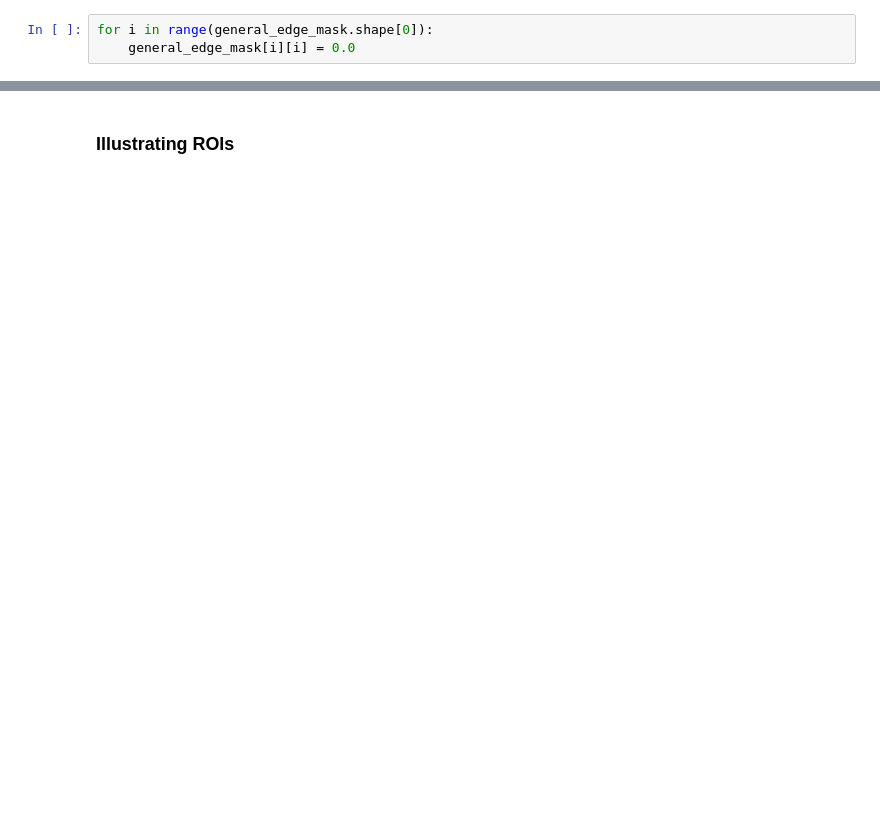
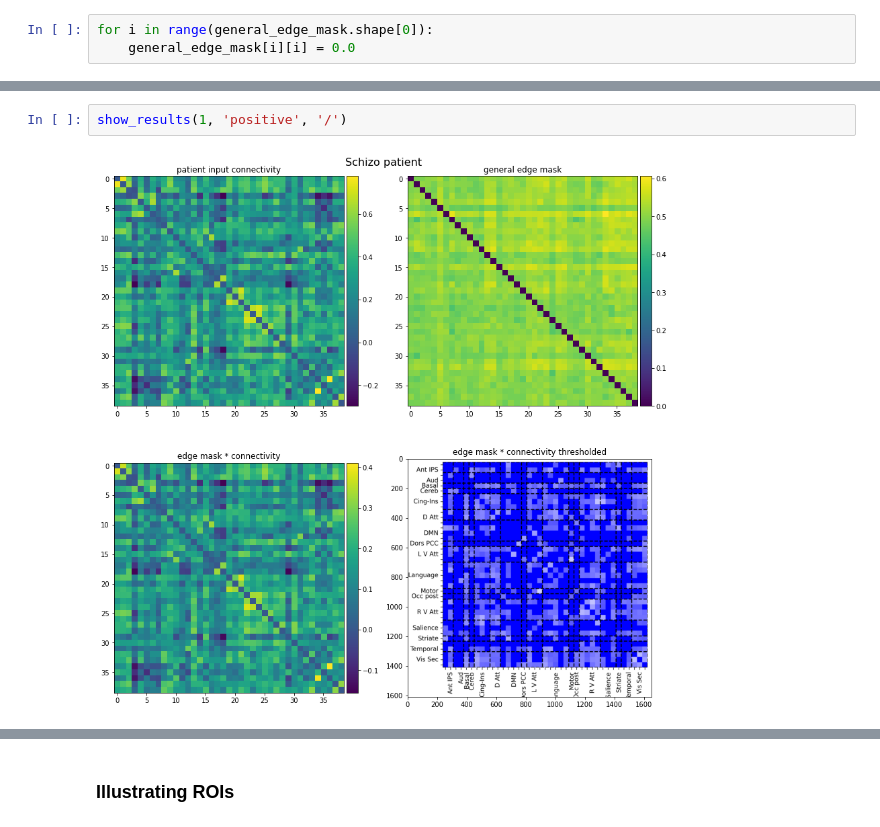
Before and after one commit to BobrG/neuro-gnn-project, a Jupyter notebook: run_gnnexplainer.ipynb, the cells around one changed output, grey strips where cells are left out. Drawn from its saved outputs; the diff is of its cells as text; blank space fills up the shorter version.

```diff
--- a/run_gnnexplainer.ipynb
+++ b/run_gnnexplainer.ipynb
@@ -255,0 +256,4 @@ with open('./datasets/Schiza.node', 'w', encoding='ascii') as f:
+# %%
+show_results(1, 'positive', '/')
+# %% [output]
+[figure, added]
```
Also changed, not shown: parts of 26 cells of this notebook, 3 other files.
